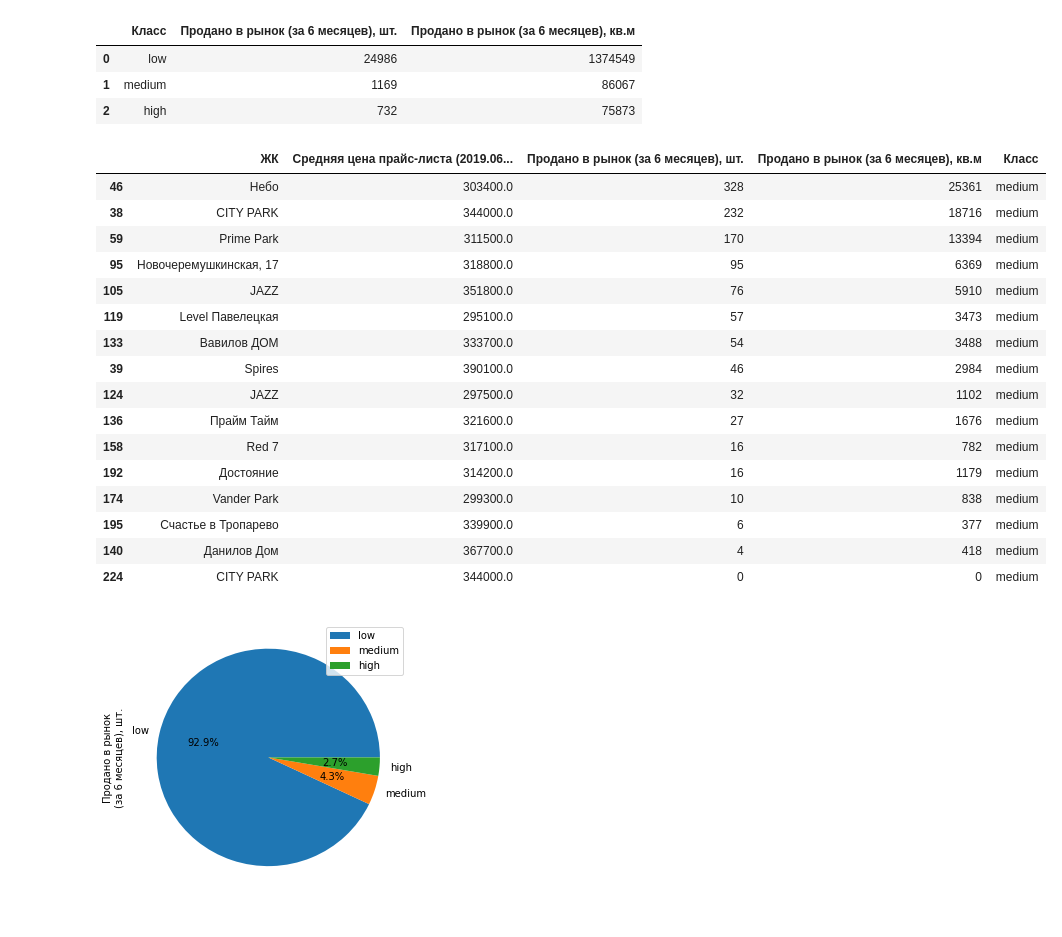
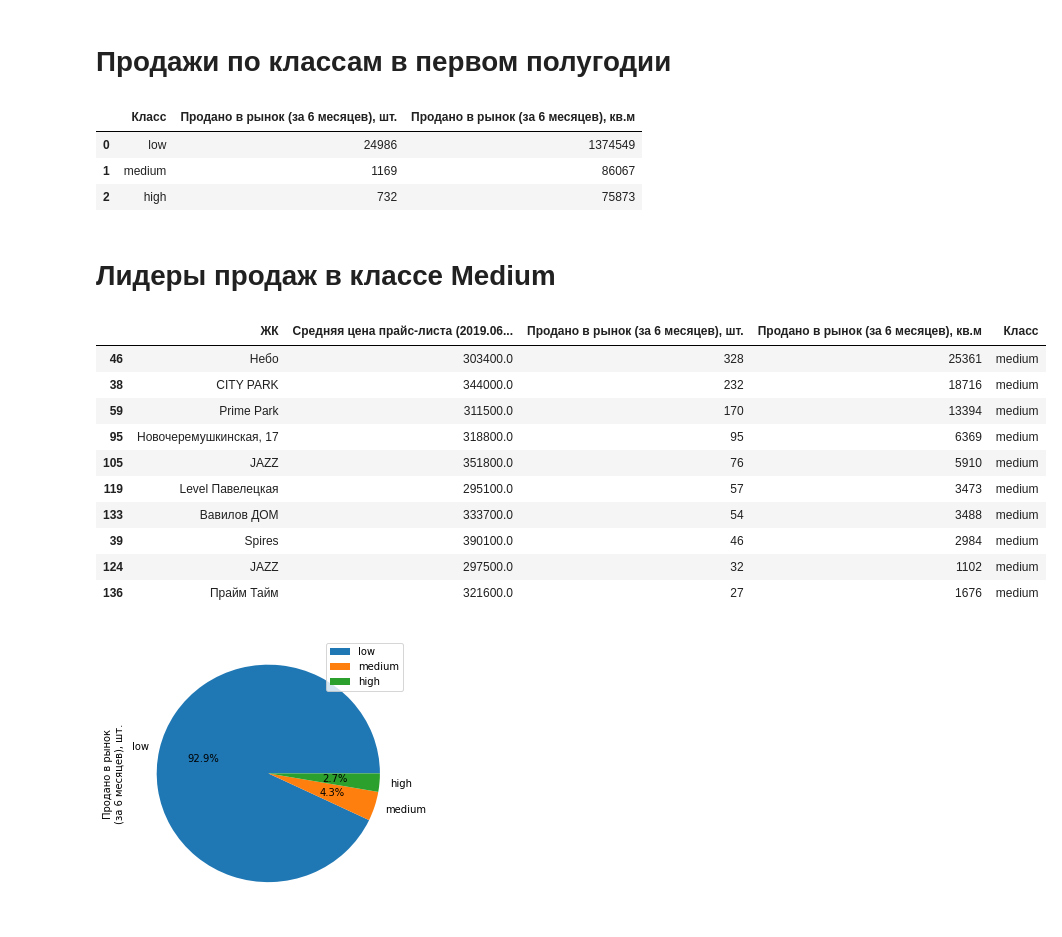
Before and after one commit to vitaly-bakhvalov/one, a Jupyter notebook: Пульс новостроек | Первое полугодие 2019.ipynb, the cells around one changed output. Drawn from its saved outputs; the diff is of its cells as text; code cells hidden in the pictures.

```diff
--- a/Пульс новостроек | Первое полугодие 2019.ipynb
+++ b/Пульс новостроек | Первое полугодие 2019.ipynb
@@ -39,12 +16,3 @@ df.columns.tolist()
 # %%
-d2 = df[[
-'ЖК',
-# 'Тип',
-'Средняя цена прайс-листа (2019.06), руб./кв.м.',
-'Продано в рынок\n(за 6 месяцев), шт.',
-'Продано в рынок\n(за 6 месяцев), кв.м',
-# 'Осталось, %'
-]]
-
-
-d2.head()
+d2 = df[['ЖК','Средняя цена прайс-листа (2019.06), руб./кв.м.','Продано в рынок\n(за 6 месяцев), шт.',  'Продано в рынок\n(за 6 месяцев), кв.м',]]
+# d2.head()
@@ -66,6 +29,8 @@ def typer(x):
 # %%
 d2['Класс'] = d2.apply(lambda x: typer(x['Средняя цена прайс-листа (2019.06), руб./кв.м.']), axis =  1);
 # d2.head()
+# %% [markdown]
+# Продажи по классам в первом полугодии
 # %%
 d3 = d2.drop('Средняя цена прайс-листа (2019.06), руб./кв.м.', axis = 1)\
     .groupby('Класс').sum().sort_values(by='Продано в рынок\n(за 6 месяцев), шт.', ascending = 0).reset_index()
@@ -75,26 +40,22 @@ d3
 | 0 | low | 24986 | 1374549 |
 | 1 | medium | 1169 | 86067 |
 | 2 | high | 732 | 75873 |
+# %% [markdown]
+# Лидеры продаж в классе Medium
 # %%
-d2[d2['Класс'] == 'medium'].sort_values(by='Продано в рынок\n(за 6 месяцев), шт.', ascending = 0)
+d2[d2['Класс'] == 'medium'].sort_values(by='Продано в рынок\n(за 6 месяцев), шт.', ascending = 0).head(10)
 # %% [output]
 |  | ЖК | Средняя цена прайс-листа (2019.06... | Продано в рынок (за 6 месяцев), шт. | Продано в рынок (за 6 месяцев), кв.м | Класс |
 | 46 | Небо | 303400.0 | 328 | 25361 | medium |
 | 38 | CITY PARK | 344000.0 | 232 | 18716 | medium |
 | 59 | Prime Park | 311500.0 | 170 | 13394 | medium |
 | 95 | Новочеремушкинская, 17 | 318800.0 | 95 | 6369 | medium |
 | 105 | JAZZ | 351800.0 | 76 | 5910 | medium |
 | 119 | Level Павелецкая | 295100.0 | 57 | 3473 | medium |
 | 133 | Вавилов ДОМ | 333700.0 | 54 | 3488 | medium |
 | 39 | Spires | 390100.0 | 46 | 2984 | medium |
 | 124 | JAZZ | 297500.0 | 32 | 1102 | medium |
 | 136 | Прайм Тайм | 321600.0 | 27 | 1676 | medium |
-| 158 | Red 7 | 317100.0 | 16 | 782 | medium |
-| 192 | Достояние | 314200.0 | 16 | 1179 | medium |
-| 174 | Vander Park | 299300.0 | 10 | 838 | medium |
-| 195 | Счастье в Тропарево | 339900.0 | 6 | 377 | medium |
-| 140 | Данилов Дом | 367700.0 | 4 | 418 | medium |
-| 224 | CITY PARK | 344000.0 | 0 | 0 | medium |
 # %%
 d3.plot.pie(y = 'Продано в рынок\n(за 6 месяцев), шт.', figsize=(5, 5), labels=d3['Класс'],  autopct='%1.1f%%');
 d3.plot.pie(y = 'Продано в рынок\n(за 6 месяцев), кв.м', figsize=(5, 5), labels=d3['Класс'],  autopct='%1.1f%%');
```
Also changed, not shown: parts of 4 cells of this notebook.
